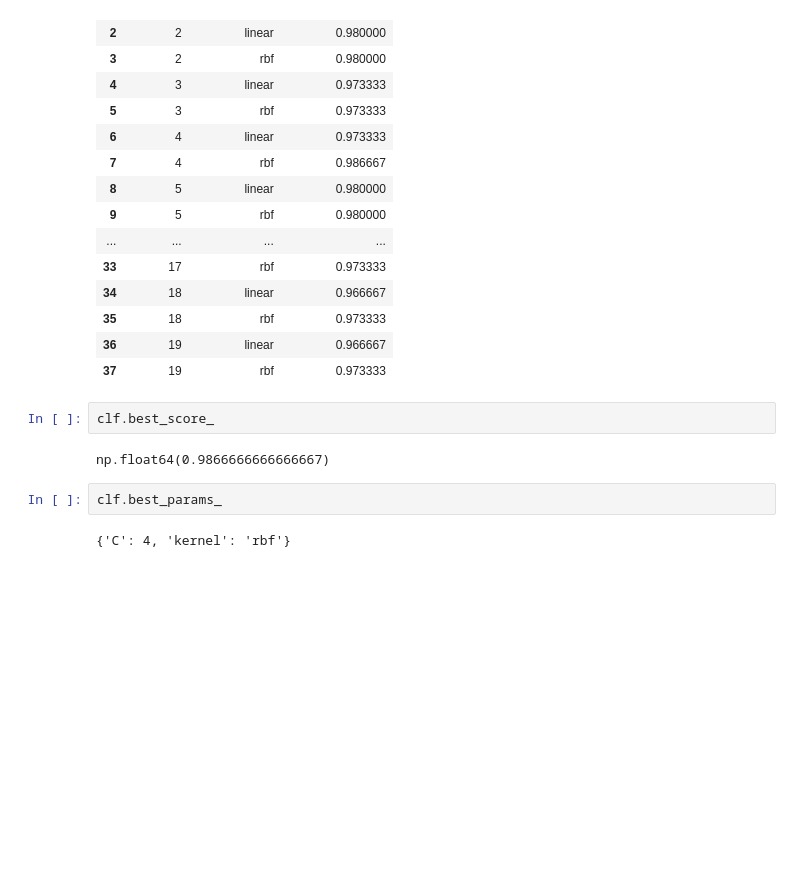
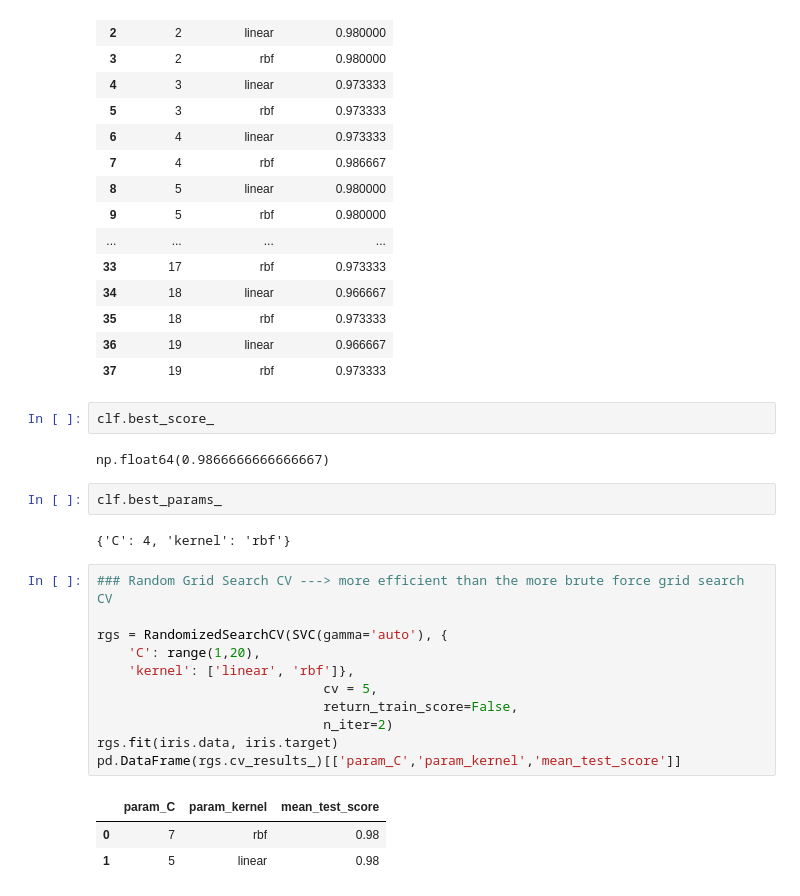
Before and after one commit to cmd-cosmos/ml-algorithms, a Jupyter notebook: Evaluation-and-Post-Training/Hyper-Parameter-Tuning/hyperparameter-tuning.ipynb, the cells around one changed output. Drawn from its saved outputs; the diff is of its cells as text; blank space fills up the shorter version.

```diff
--- a/Evaluation-and-Post-Training/Hyper-Parameter-Tuning/hyperparameter-tuning.ipynb
+++ b/Evaluation-and-Post-Training/Hyper-Parameter-Tuning/hyperparameter-tuning.ipynb
@@ -178,3 +180,18 @@ np.float64(0.9866666666666667)
 clf.best_params_
 # %% [output]
 {'C': 4, 'kernel': 'rbf'}
+# %%
+### Random Grid Search CV ---> more efficient than the more brute force grid search CV
+
+rgs = RandomizedSearchCV(SVC(gamma='auto'), {
+    'C': range(1,20),
+    'kernel': ['linear', 'rbf']},
+                             cv = 5,
+                             return_train_score=False,
+                             n_iter=2)
+rgs.fit(iris.data, iris.target)
+pd.DataFrame(rgs.cv_results_)[['param_C','param_kernel','mean_test_score']]
+# %% [output]
+|  | param_C | param_kernel | mean_test_score |
+| 0 | 7 | rbf | 0.98 |
+| 1 | 5 | linear | 0.98 |
```
Also changed, not shown: parts of 6 cells of this notebook.
